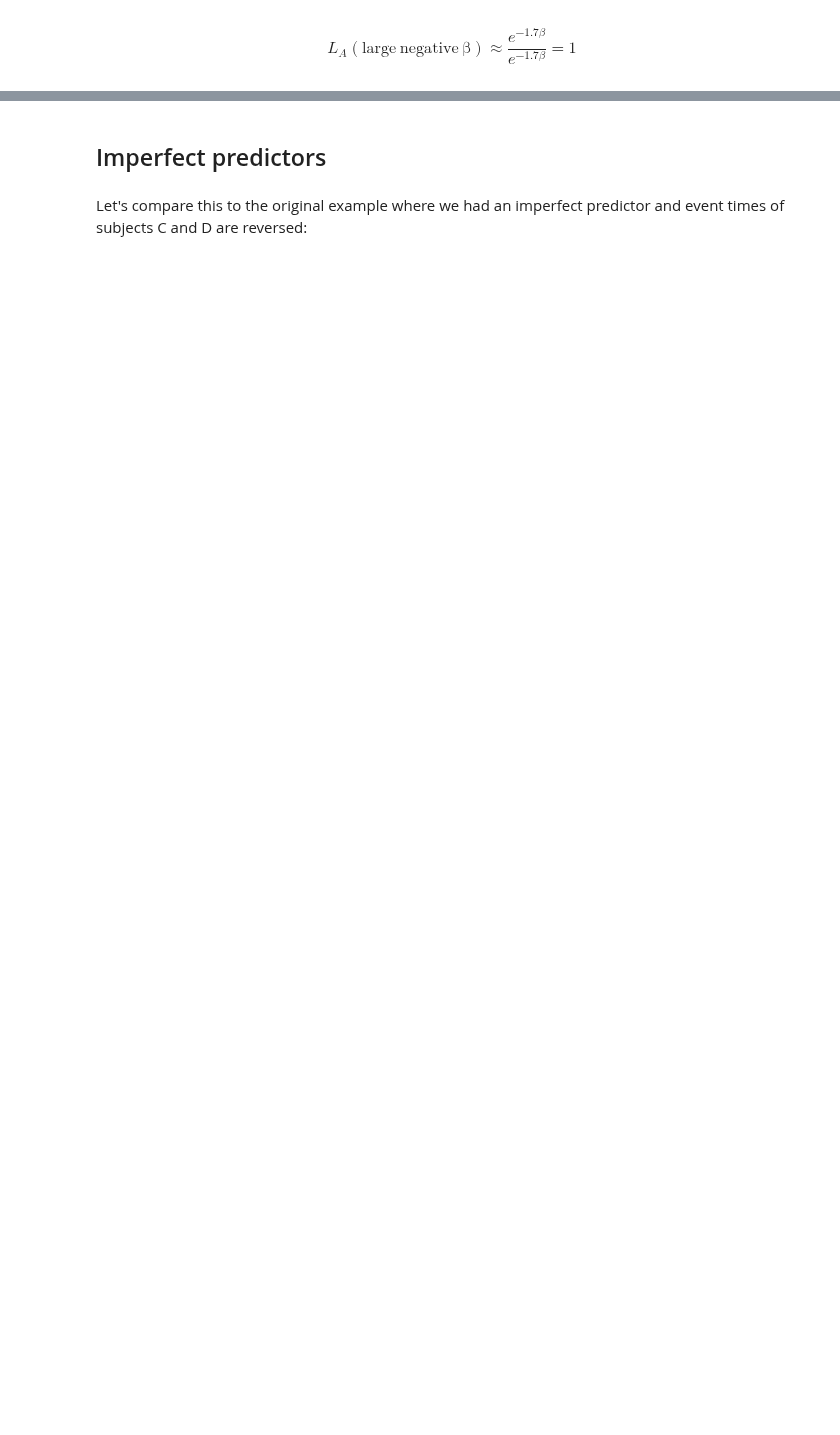
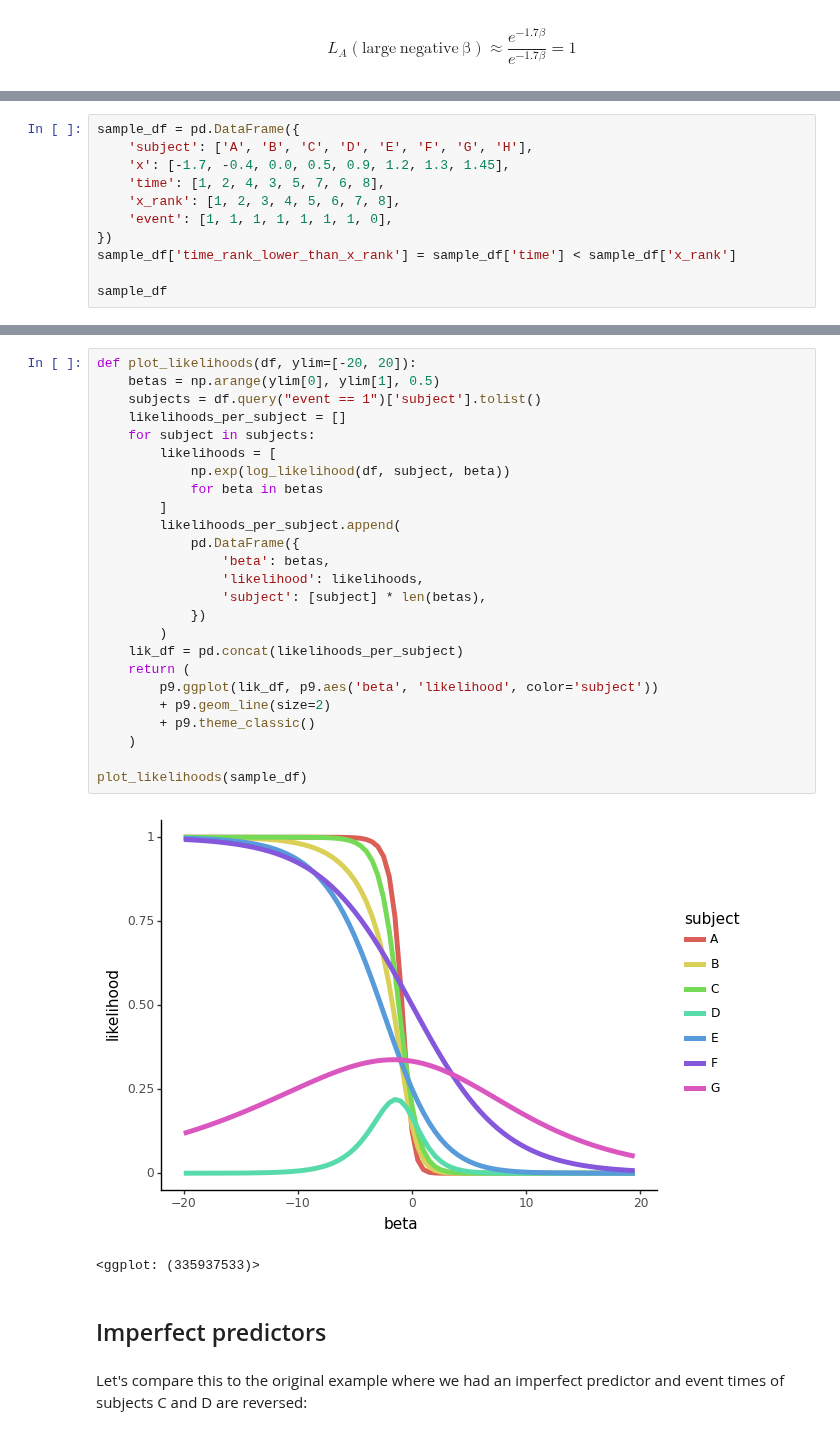
Before and after one commit to igor-sb/blog, a Jupyter notebook: posts/cox_perfect.ipynb, the cells around one changed output, grey strips where cells are left out. Cells and saved outputs as stored; diff of their text form; blank space fills up the shorter version.

```diff
--- a/posts/cox_perfect.ipynb
+++ b/posts/cox_perfect.ipynb
@@ -111,0 +106,11 @@ perfect_df
+# %%
+sample_df = pd.DataFrame({
+    'subject': ['A', 'B', 'C', 'D', 'E', 'F', 'G', 'H'],
+    'x': [-1.7, -0.4, 0.0, 0.5, 0.9, 1.2, 1.3, 1.45],
+    'time': [1, 2, 4, 3, 5, 7, 6, 8],
+    'x_rank': [1, 2, 3, 4, 5, 6, 7, 8],
+    'event': [1, 1, 1, 1, 1, 1, 1, 0],
+})
+sample_df['time_rank_lower_than_x_rank'] = sample_df['time'] < sample_df['x_rank']
+
+sample_df
@@ -112,3 +129,31 @@ perfect_df
+# %%
+def plot_likelihoods(df, ylim=[-20, 20]):
+    betas = np.arange(ylim[0], ylim[1], 0.5)
+    subjects = df.query("event == 1")['subject'].tolist()
+    likelihoods_per_subject = []
+    for subject in subjects:
+        likelihoods = [
+            np.exp(log_likelihood(df, subject, beta))
+            for beta in betas
+        ]
+        likelihoods_per_subject.append(
+            pd.DataFrame({
+                'beta': betas,
+                'likelihood': likelihoods,
+                'subject': [subject] * len(betas),
+            })
+        )
+    lik_df = pd.concat(likelihoods_per_subject)
+    return (
+        p9.ggplot(lik_df, p9.aes('beta', 'likelihood', color='subject'))
+        + p9.geom_line(size=2)
+        + p9.theme_classic()
+    )
+
+plot_likelihoods(sample_df)
+# %% [output]
+[figure, added]
+<ggplot: (335937533)>
 # %% [markdown]
 ## Imperfect predictors
 # %% [markdown]
```
Also changed, not shown: parts of 29 cells of this notebook.
